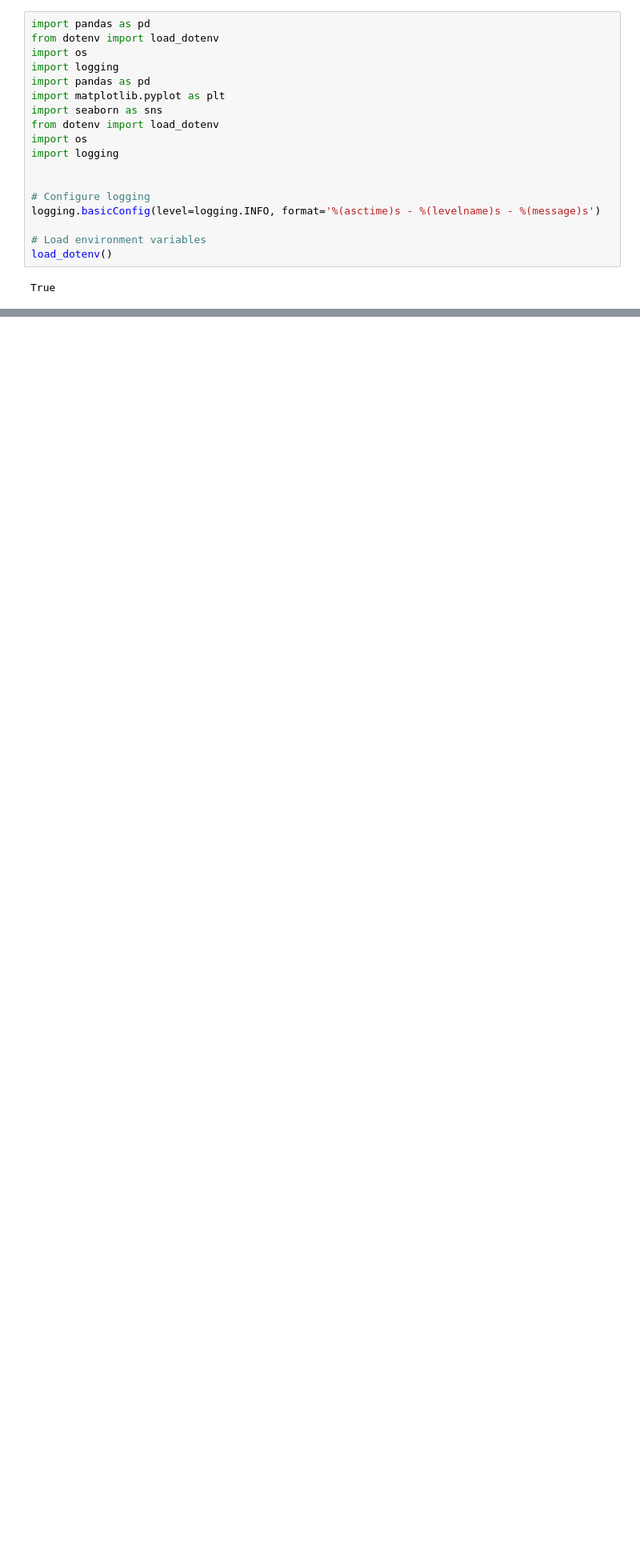
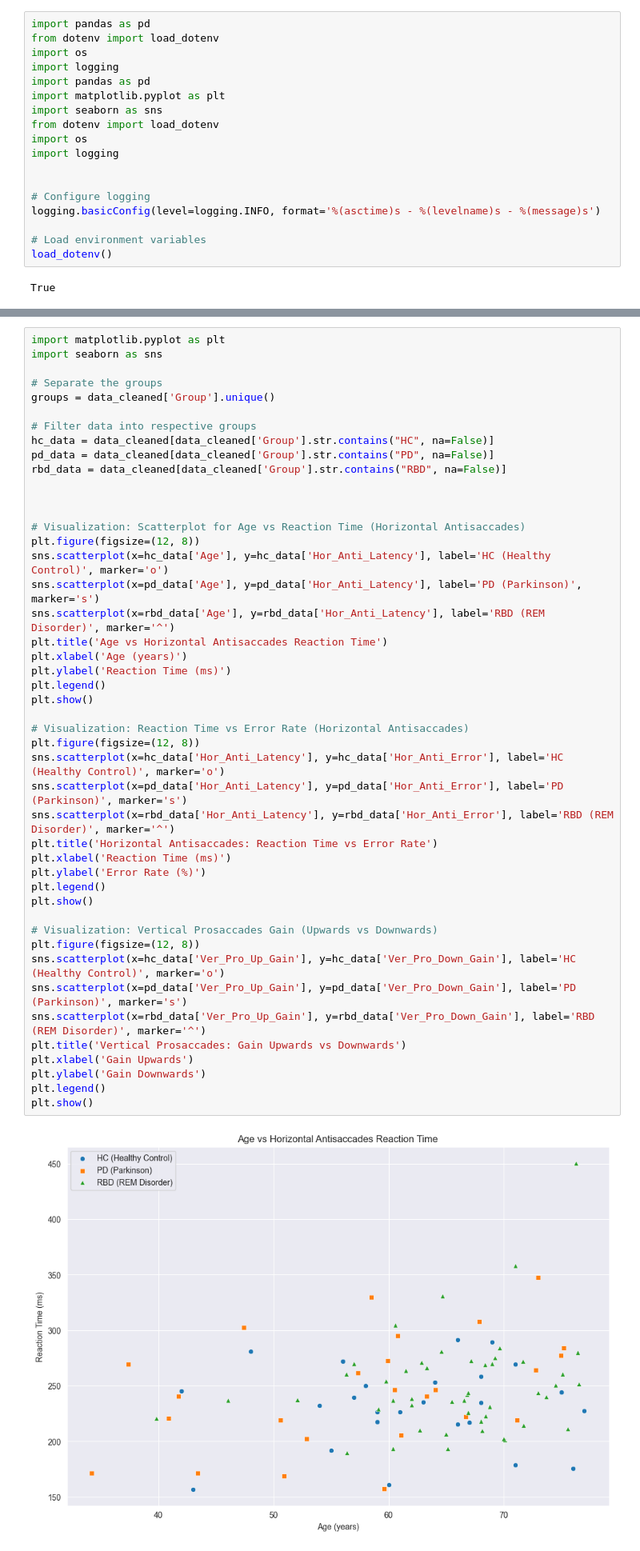
Before and after one commit to BarboraKindl/aeda_semstralka, a Jupyter notebook: aeda_semestralka.ipynb, the cells around one changed output, grey strips where cells are left out. Shown: that part at 80% size. Saved outputs shown, nothing was run; the diff lists cells and outputs as text; blank space fills up the shorter version.

```diff
--- a/aeda_semestralka.ipynb
+++ b/aeda_semestralka.ipynb
@@ -142,0 +88,48 @@ except Exception as e:
+# %%
+import matplotlib.pyplot as plt
+import seaborn as sns
+
+# Separate the groups
+groups = data_cleaned['Group'].unique()
+
+# Filter data into respective groups
+hc_data = data_cleaned[data_cleaned['Group'].str.contains("HC", na=False)]
+pd_data = data_cleaned[data_cleaned['Group'].str.contains("PD", na=False)]
+rbd_data = data_cleaned[data_cleaned['Group'].str.contains("RBD", na=False)]
+
+
+
+# Visualization: Scatterplot for Age vs Reaction Time (Horizontal Antisaccades)
+plt.figure(figsize=(12, 8))
+sns.scatterplot(x=hc_data['Age'], y=hc_data['Hor_Anti_Latency'], label='HC (Healthy Control)', marker='o')
+sns.scatterplot(x=pd_data['Age'], y=pd_data['Hor_Anti_Latency'], label='PD (Parkinson)', marker='s')
+sns.scatterplot(x=rbd_data['Age'], y=rbd_data['Hor_Anti_Latency'], label='RBD (REM Disorder)', marker='^')
+plt.title('Age vs Horizontal Antisaccades Reaction Time')
+plt.xlabel('Age (years)')
+plt.ylabel('Reaction Time (ms)')
+plt.legend()
+plt.show()
+
+# Visualization: Reaction Time vs Error Rate (Horizontal Antisaccades)
+plt.figure(figsize=(12, 8))
+sns.scatterplot(x=hc_data['Hor_Anti_Latency'], y=hc_data['Hor_Anti_Error'], label='HC (Healthy Control)', marker='o')
+sns.scatterplot(x=pd_data['Hor_Anti_Latency'], y=pd_data['Hor_Anti_Error'], label='PD (Parkinson)', marker='s')
+sns.scatterplot(x=rbd_data['Hor_Anti_Latency'], y=rbd_data['Hor_Anti_Error'], label='RBD (REM Disorder)', marker='^')
+plt.title('Horizontal Antisaccades: Reaction Time vs Error Rate')
+plt.xlabel('Reaction Time (ms)')
+plt.ylabel('Error Rate (%)')
+plt.legend()
+plt.show()
+
+# Visualization: Vertical Prosaccades Gain (Upwards vs Downwards)
+plt.figure(figsize=(12, 8))
+sns.scatterplot(x=hc_data['Ver_Pro_Up_Gain'], y=hc_data['Ver_Pro_Down_Gain'], label='HC (Healthy Control)', marker='o')
+sns.scatterplot(x=pd_data['Ver_Pro_Up_Gain'], y=pd_data['Ver_Pro_Down_Gain'], label='PD (Parkinson)', marker='s')
+sns.scatterplot(x=rbd_data['Ver_Pro_Up_Gain'], y=rbd_data['Ver_Pro_Down_Gain'], label='RBD (REM Disorder)', marker='^')
+plt.title('Vertical Prosaccades: Gain Upwards vs Downwards')
+plt.xlabel('Gain Upwards')
+plt.ylabel('Gain Downwards')
+plt.legend()
+plt.show()
+# %% [output]
+[figure, added]
```
Also changed, not shown: parts of 5 cells of this notebook, 5 other files.
